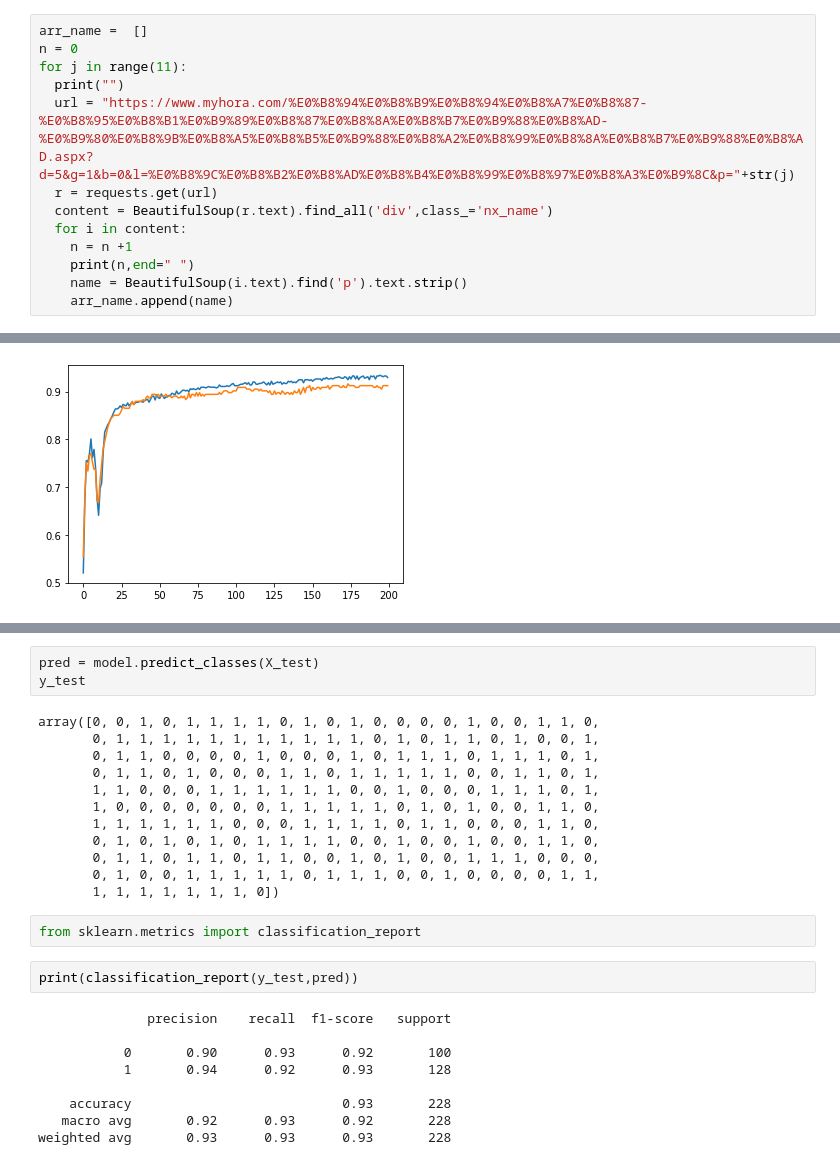
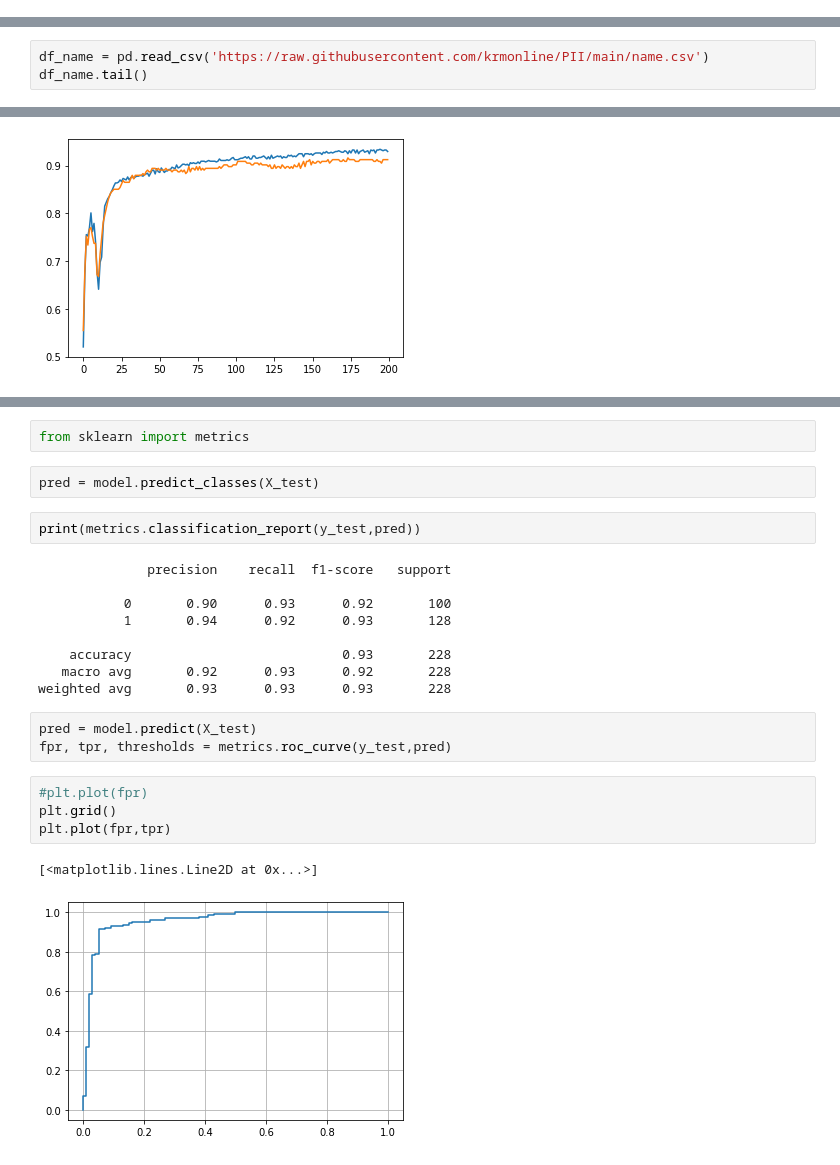
Before and after one commit to krmonline/PII, a Jupyter notebook: ชื่อคน.ipynb, the cells around one changed output, grey strips where cells are left out. Drawn from its saved outputs; the diff is of its cells as text.

```diff
--- a/ชื่อคน.ipynb
+++ b/ชื่อคน.ipynb
@@ -32,13 +47,0 @@ import matplotlib.pyplot as plt
-# %%
-arr_name =  []
-n = 0
-for j in range(11):
-  print("")
-  url = "https://www.myhora.com/%E0%B8%94%E0%B8%B9%E0%B8%94%E0%B8%A7%E0%B8%87-%E0%B8%95%E0%B8%B1%E0%B9%89%E0%B8%87%E0%B8%8A%E0%B8%B7%E0%B9%88%E0%B8%AD-%E0%B9%80%E0%B8%9B%E0%B8%A5%E0%B8%B5%E0%B9%88%E0%B8%A2%E0%B8%99%E0%B8%8A%E0%B8%B7%E0%B9%88%E0%B8%AD.aspx?d=5&g=1&b=0&l=%E0%B8%9C%E0%B8%B2%E0%B8%AD%E0%B8%B4%E0%B8%99%E0%B8%97%E0%B8%A3%E0%B9%8C&p="+str(j)
-  r = requests.get(url)
-  content = BeautifulSoup(r.text).find_all('div',class_='nx_name')
-  for i in content:
-    n = n +1
-    print(n,end=" ")
-    name = BeautifulSoup(i.text).find('p').text.strip()
-    arr_name.append(name)
@@ -95,0 +48,3 @@ def name2arr(x):
+# %%
+df_name = pd.read_csv('https://raw.githubusercontent.com/krmonline/PII/main/name.csv')
+df_name.tail()
@@ -288,22 +238,9 @@ array([[0.95828694]], dtype=float32)
+# %%
+from sklearn import metrics
 # %%
 pred = model.predict_classes(X_test)
-y_test
-# %% [output]
-array([0, 0, 1, 0, 1, 1, 1, 1, 0, 1, 0, 1, 0, 0, 0, 0, 1, 0, 0, 1, 1, 0,
-       0, 1, 1, 1, 1, 1, 1, 1, 1, 1, 1, 1, 0, 1, 0, 1, 1, 0, 1, 0, 0, 1,
-       0, 1, 1, 0, 0, 0, 0, 1, 0, 0, 0, 1, 0, 1, 1, 1, 0, 1, 1, 1, 0, 1,
-       0, 1, 1, 0, 1, 0, 0, 0, 1, 1, 0, 1, 1, 1, 1, 1, 0, 0, 1, 1, 0, 1,
-       1, 1, 0, 0, 0, 1, 1, 1, 1, 1, 1, 0, 0, 1, 0, 0, 0, 1, 1, 1, 0, 1,
-       1, 0, 0, 0, 0, 0, 0, 0, 1, 1, 1, 1, 1, 0, 1, 0, 1, 0, 0, 1, 1, 0,
-       1, 1, 1, 1, 1, 1, 0, 0, 0, 1, 1, 1, 1, 0, 1, 1, 0, 0, 0, 1, 1, 0,
-       0, 1, 0, 1, 0, 1, 0, 1, 1, 1, 1, 0, 0, 1, 0, 0, 1, 0, 0, 1, 1, 0,
-       0, 1, 1, 0, 1, 1, 0, 1, 1, 0, 0, 1, 0, 1, 0, 0, 1, 1, 1, 0, 0, 0,
-       0, 1, 0, 0, 1, 1, 1, 1, 1, 0, 1, 1, 1, 0, 0, 1, 0, 0, 0, 0, 1, 1,
-       1, 1, 1, 1, 1, 1, 1, 0])
-# %%
-from sklearn.metrics import classification_report
 # %%
-print(classification_report(y_test,pred))
+print(metrics.classification_report(y_test,pred))
 # %% [output]
               precision    recall  f1-score   support
 
@@ -313,3 +250,13 @@ print(classification_report(y_test,pred))
     accuracy                           0.93       228
    macro avg       0.92      0.93      0.92       228
 weighted avg       0.93      0.93      0.93       228
+# %%
+pred = model.predict(X_test)
+fpr, tpr, thresholds = metrics.roc_curve(y_test,pred)
+# %%
+#plt.plot(fpr)
+plt.grid()
+plt.plot(fpr,tpr)
+# %% [output]
+[<matplotlib.lines.Line2D at 0x...>]
+[figure, added]
```
Also changed, not shown: parts of 23 cells of this notebook.
